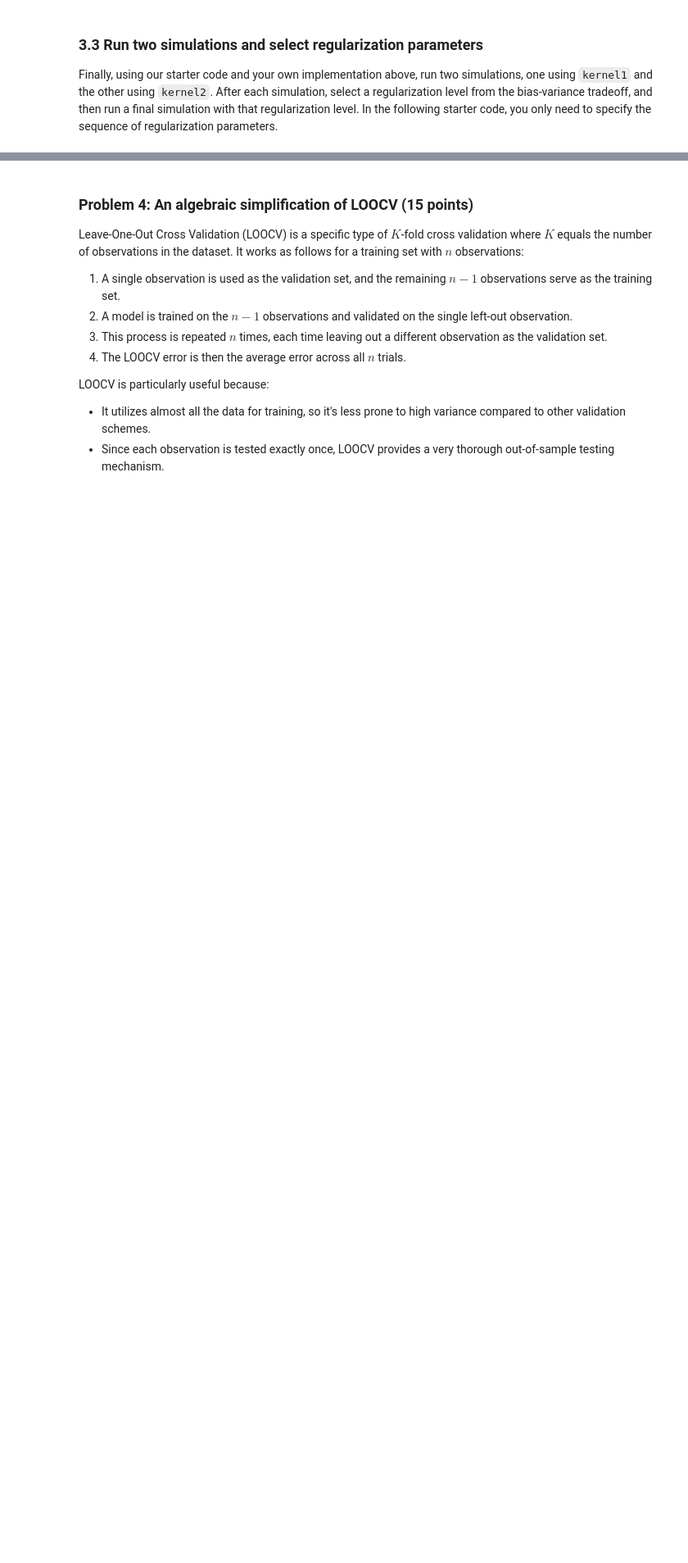
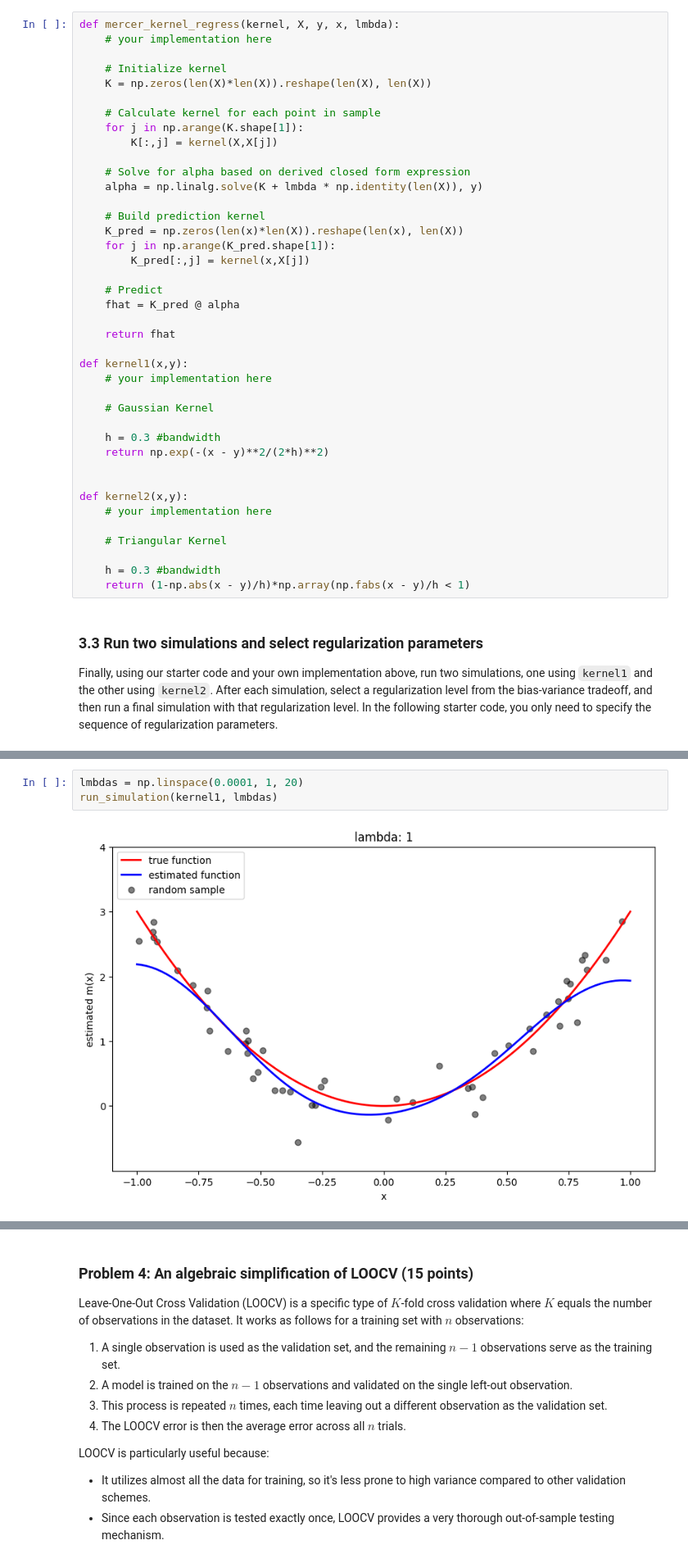
Before and after one commit to felicia9820/sds6650_intermediate_machine_learning, a Jupyter notebook: assignments/assn1/assn1_wv.ipynb, the cells around one changed output, grey strips where cells are left out. Shown at 82% size. Cells and saved outputs as stored; diff of their text form; blank space fills up the shorter version.

```diff
--- a/assignments/assn1/assn1_wv.ipynb
+++ b/assignments/assn1/assn1_wv.ipynb
@@ -616,3 +718,43 @@ def kernel2(x,y):
+# %%
+def mercer_kernel_regress(kernel, X, y, x, lmbda):
+    # your implementation here
+
+    # Initialize kernel
+    K = np.zeros(len(X)*len(X)).reshape(len(X), len(X))
+
+    # Calculate kernel for each point in sample
+    for j in np.arange(K.shape[1]):
+        K[:,j] = kernel(X,X[j])
+
+    # Solve for alpha based on derived closed form expression
+    alpha = np.linalg.solve(K + lmbda * np.identity(len(X)), y)
+
+    # Build prediction kernel
+    K_pred = np.zeros(len(x)*len(X)).reshape(len(x), len(X))
+    for j in np.arange(K_pred.shape[1]):
+        K_pred[:,j] = kernel(x,X[j])
+
+    # Predict
+    fhat = K_pred @ alpha
+
+    return fhat
+
+def kernel1(x,y):
+    # your implementation here
+
+    # Gaussian Kernel
+
+    h = 0.3 #bandwidth
+    return np.exp(-(x - y)**2/(2*h)**2)
+
+
+def kernel2(x,y):
+    # your implementation here
+
+    # Triangular Kernel
+
+    h = 0.3 #bandwidth
+    return (1-np.abs(x - y)/h)*np.array(np.fabs(x - y)/h < 1)
 # %% [markdown]
 ###  3.3 Run two simulations and select regularization parameters
 
@@ -624,0 +764,5 @@ run_simulation(kernel1, lmbdas)
+# %%
+lmbdas = np.linspace(0.0001, 1, 20)
+run_simulation(kernel1, lmbdas)
+# %% [output]
+[figure, added]
```
Also changed, not shown: parts of 25 cells of this notebook.
